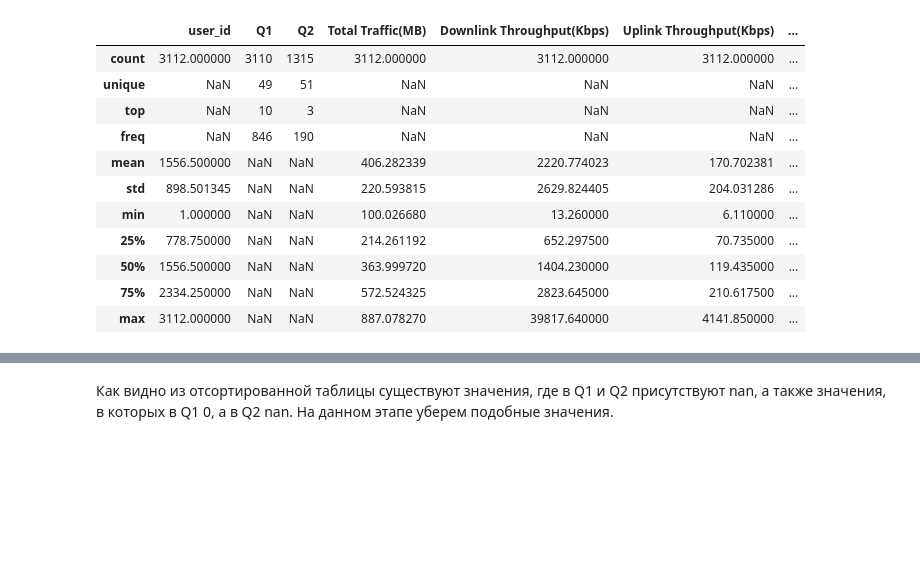
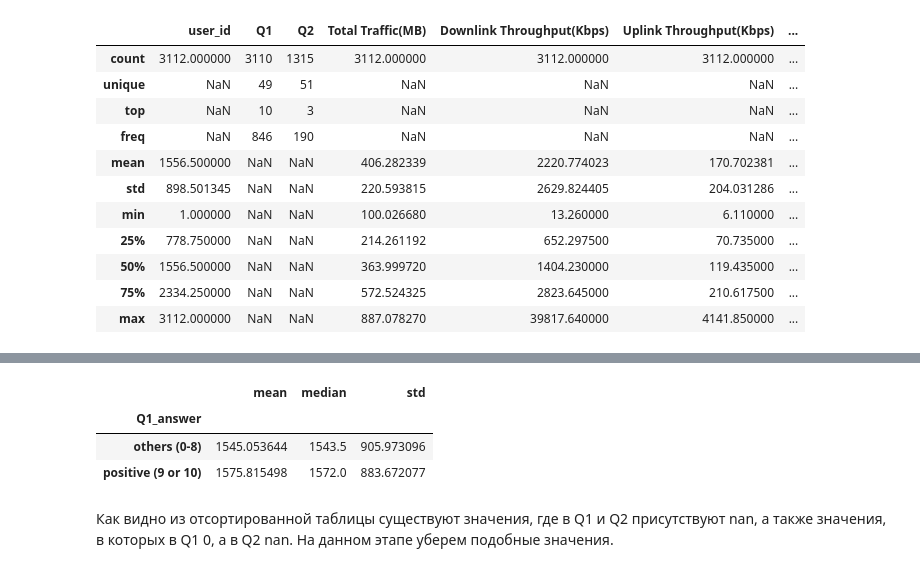
Before and after one commit to KruglikovAnton/megafons_clients_investigation, a Jupyter notebook: megafon_investigation.ipynb, the cells around one changed output, grey strips where cells are left out. Saved outputs shown, nothing was run; the diff lists cells and outputs as text; code cells hidden in the pictures; blank space fills up the shorter version.

```diff
--- a/megafon_investigation.ipynb
+++ b/megafon_investigation.ipynb
@@ -81,3 +234,10 @@ start_df.sort_values('Q1')
+# %%
+data_for_Q1_vis['user_id']
+# %% [output]
+|  | mean | median | std |
+| Q1_answer |  |  |  |
+| others (0-8) | 1545.053644 | 1543.5 | 905.973096 |
+| positive (9 or 10) | 1575.815498 | 1572.0 | 883.672077 |
 # %% [markdown]
 Как видно из отсортированной таблицы существуют значения, где в Q1 и Q2 присутствуют nan, а также значения, в которых в Q1 0, а в Q2 nan. На данном этапе уберем подобные значения.
 # %%
```
Also changed, not shown: parts of 22 cells of this notebook.
